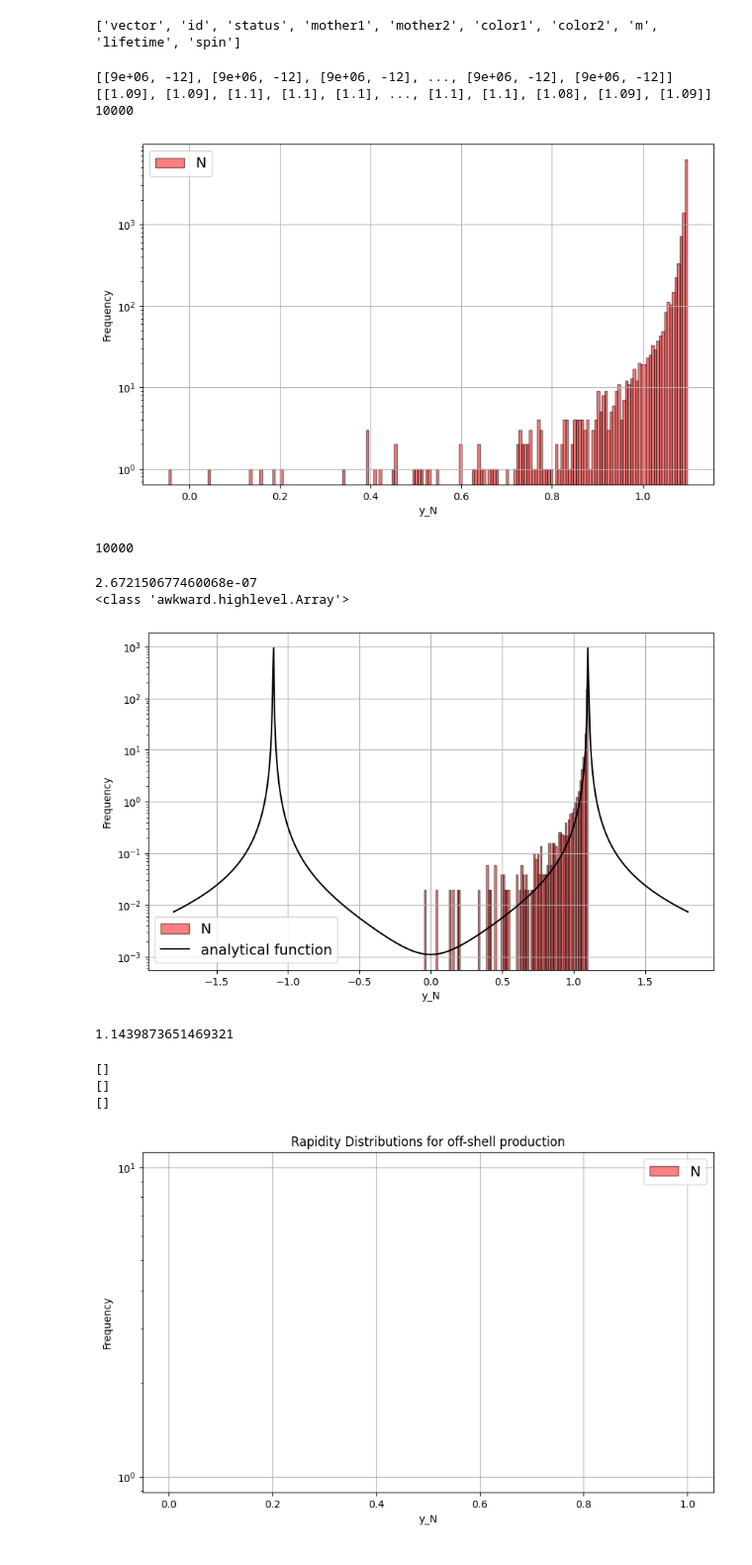
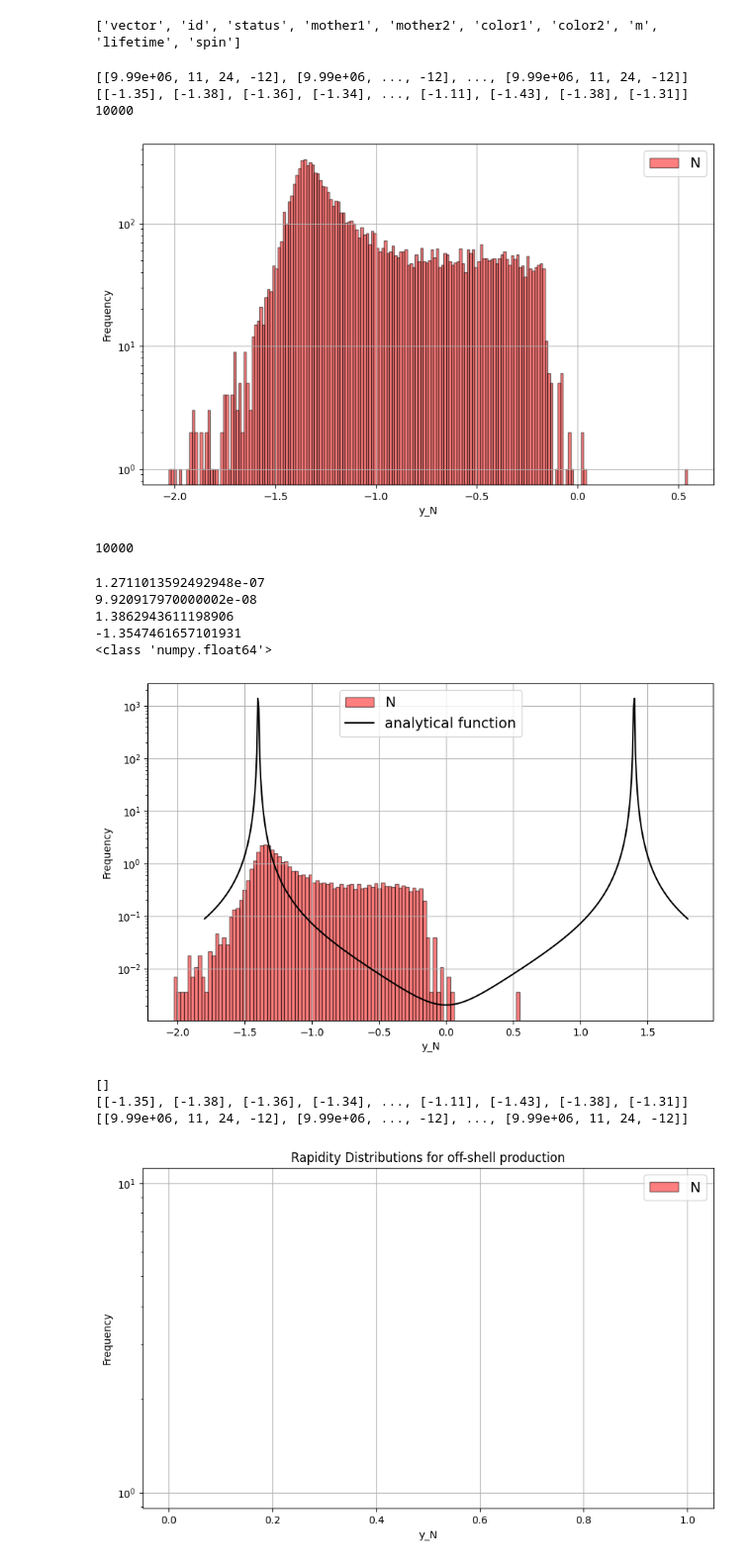
Before and after one commit to JunwenDiao/INTURN-24-2, a Jupyter notebook: neutrino_analysis_v2.ipynb, the cells around one changed output. Shown: that part at 99% size. Cells and saved outputs as stored; diff of their text form; code cells hidden in the pictures.

```diff
--- a/neutrino_analysis_v2.ipynb
+++ b/neutrino_analysis_v2.ipynb
@@ -11,7 +11,7 @@ import matplotlib.pyplot as plt
 
 from scipy.integrate import quad
 # %%
-lhe_file = '/home/jwdiao/eEvN_D_no_decay_test_1000_noadj_width_2/Events/run_01/unweighted_events.lhe'
+lhe_file = '/home/jwdiao/eEvN_D_new_decay_1/Events/run_01/unweighted_events.lhe'
 events = pylhe.to_awkward(pylhe.read_lhe_with_attributes(lhe_file))
 print(events.particles.fields)
 # %% [output]
@@ -58,7 +58,7 @@ def calculate_yn(products):
 
 # use this when we have no decay of N
 def calculate_yn_2(pevents):
-    nevents = pevents[pevents.id==9000005]
+    nevents = pevents[pevents.id==9990012] #9990012 9000005
     e = nevents.vector.e
     px = nevents.vector.x
     py = nevents.vector.y
@@ -70,11 +70,11 @@ def calculate_yn_2(pevents):
     print(y)
     return(y)
 
-y = calculate_yn_2(products)
+y = calculate_yn(products)
 print(len(y))
 # %% [output]
-[[9e+06, -12], [9e+06, -12], [9e+06, -12], ..., [9e+06, -12], [9e+06, -12]]
-[[1.09], [1.09], [1.1], [1.1], [1.1], ..., [1.1], [1.1], [1.08], [1.09], [1.09]]
+[[9.99e+06, 11, 24, -12], [9.99e+06, ..., -12], ..., [9.99e+06, 11, 24, -12]]
+[[-1.35], [-1.38], [-1.36], [-1.34], ..., [-1.11], [-1.43], [-1.38], [-1.31]]
 10000
 # %%
 # plotting the yN distribution
@@ -89,50 +89,57 @@ plt.yscale("log")
 plt.show()
 print(len(y))
 # %% [output]
-[figure, old version]
+[figure, new version]
 10000
 # %%
 # fitting the analytic function with the yN distribution
 
 r_sigma = 450
-s = 3000**2
-m_N = 1000
+s = 2000**2
+m_N = 500
 m_W = 79.8
-g = 0.664
+g = 0.648397
 u = 1
 
 def dsigma_dyn(yn, s, m_N, m_W, g):
     numerator = g**4 *(s + m_N**2)**2*np.exp(4*yn)*(s*np.exp(2*yn)-m_N**2)
     denominator = 16*np.pi*s**2*(s+m_W**2+(m_W**2-m_N**2)*np.exp(2*yn))**2*(np.exp(2*yn)+1)**2
-    return numerator / denominator
+    return 2 * (1/np.sqrt(2))**4 * numerator / denominator
 
-sigma, _ = quad(dsigma_dyn, -1.09861, 1.09861, args=(s, m_N, m_W, g))
+def dsigma_dcos(cos, s, m_N, m_W, g):
+            numerator = g**4*(1 + cos)*(s - m_N**2)**2 * (s + m_N**2 + cos * (s - m_N**2))
+            denominator = 64 * np.pi * s**2 * ((s - m_N**2) * (1 - cos) + 2 * m_W**2)**2
+            return 2 * (1/np.sqrt(2))**4 * numerator / denominator
+
+sigma, _ = quad(dsigma_dcos, -1, 1, args=(s, m_N, m_W, g))
 print(sigma)
 yn_values = np.linspace(-1.8, 1.8, 500)
 y_values = u * (dsigma_dyn(yn_values, s, m_N, m_W, g) + dsigma_dyn(-yn_values, s, m_N, m_W, g))
-steps =  200
-r_sigma = 5.778*10**-7
-yrange = max(y) + np.abs(min(y))
+steps =  100
+r_sigma = 38.63 * 2.56819*(10**-9)
+print(r_sigma)
+yrange = 1/2 * np.log(s/m_N**2)
+print(yrange)
+print(min(y[0]))
 print(type(yrange))
-l_factor = r_sigma / (len(y) * 1.09861*2/steps)
+l_factor = r_sigma / ((yrange*2/steps)*len(y))
 plt.figure(figsize=(10, 6))
-plt.hist(y, bins=int(steps/2), weights=np.ones_like(y) * l_factor/sigma,alpha=0.5, label='N', edgecolor= "black",color='red')
+plt.hist(y, bins=int(steps), weights=np.ones_like(y) * l_factor/r_sigma,alpha=0.5, label='N', edgecolor= "black",color='red')
 plt.plot(yn_values, y_values/sigma, label='analytical function', color='black')
 plt.xlabel('y_N')
 plt.ylabel('Frequency')
 #plt.title('Rapidity Distributions for Sterile Neutrinos and Anti-Sterile Neutrinos (Majorana)')
 plt.legend(fontsize=14)
 plt.grid()
 plt.yscale("log")
 plt.show()
 # %% [output]
-2.672150677460068e-07
-<class 'awkward.highlevel.Array'>
+1.2711013592492948e-07
+9.920917970000002e-08
+1.3862943611198906
+-1.3547461657101931
+<class 'numpy.float64'>
-[figure, old version]
+[figure, new version]
-# %%
-yrange[0]
-# %% [output]
-1.1439873651469321
 # %%
 import pylhe.awkward
 
@@ -145,8 +152,8 @@ y_on = calculate_yn(on_shell_events)
 print(on_shell_events.id)
 # %% [output]
 []
-[]
-[]
+[[-1.35], [-1.38], [-1.36], [-1.34], ..., [-1.11], [-1.43], [-1.38], [-1.31]]
+[[9.99e+06, 11, 24, -12], [9.99e+06, ..., -12], ..., [9.99e+06, 11, 24, -12]]
 # %%
 #plotting off-shell distribution of yn
 plt.figure(figsize=(10, 6))
```
Also changed, not shown: parts of 5 cells of this notebook.
